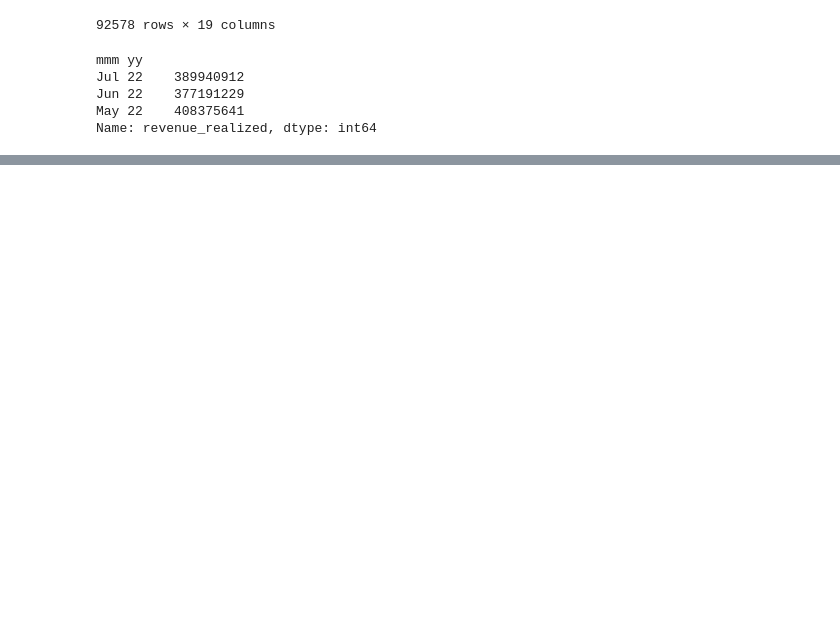
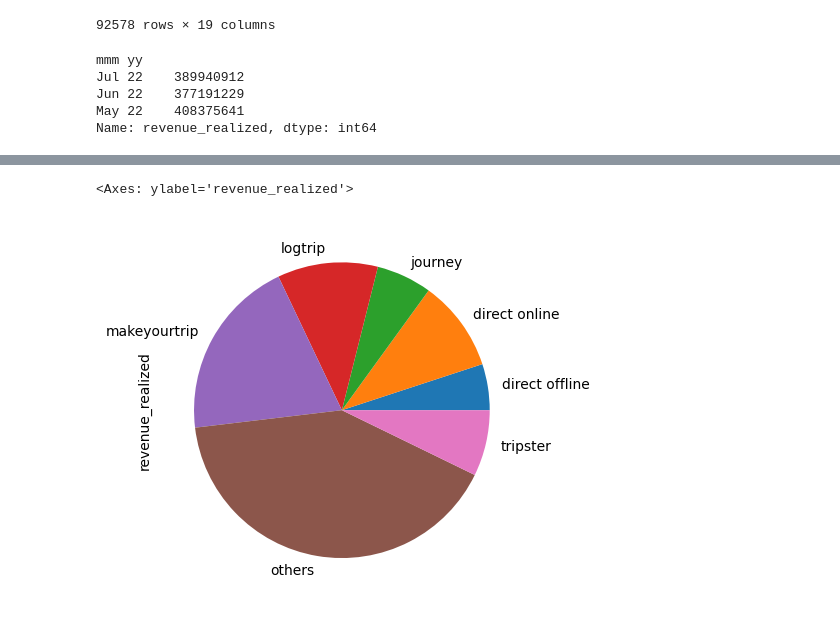
Before and after one commit to PratikNichite/hospitality_analysis, a Jupyter notebook: hospitality_analysis.ipynb, the cells around one changed output, grey strips where cells are left out. Saved outputs shown, nothing was run; the diff lists cells and outputs as text; code cells hidden in the pictures; blank space fills up the shorter version.

```diff
--- a/hotel_analysis.ipynb
+++ b/hospitality_analysis.ipynb
@@ -871,0 +927,5 @@ Name: revenue_realized, dtype: int64
+# %%
+df_bookings_all.groupby("booking_platform")["revenue_realized"].sum().plot(kind="pie")
+# %% [output]
+<Axes: ylabel='revenue_realized'>
+[figure, added]
```
Also changed, not shown: parts of 9 cells of this notebook.
